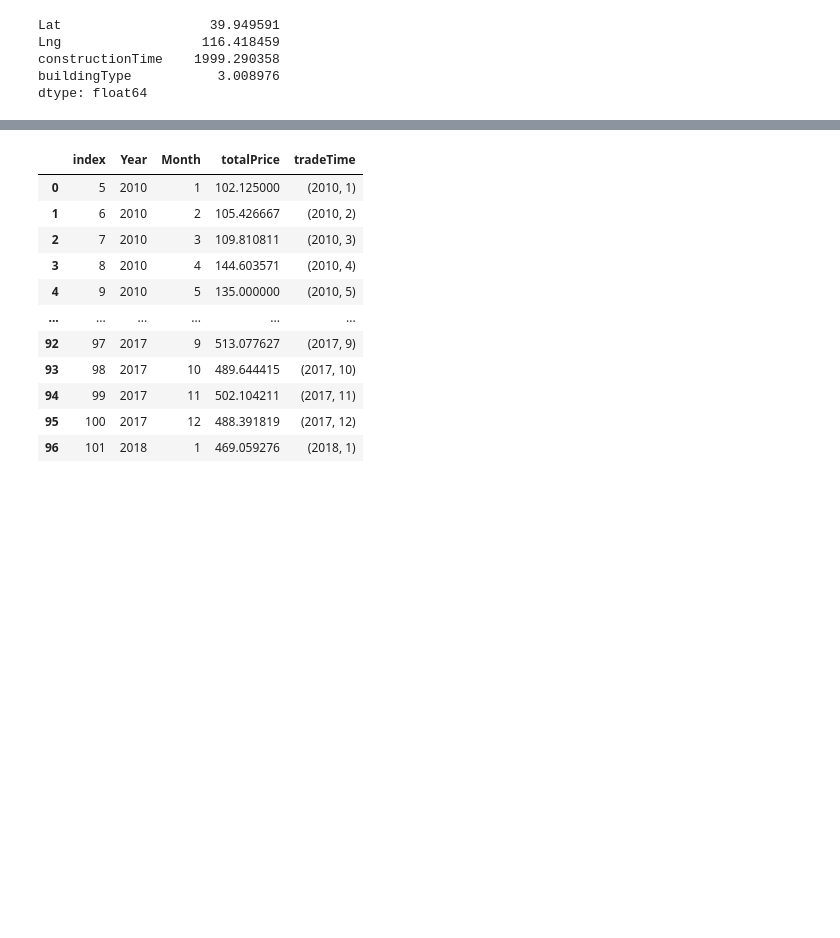
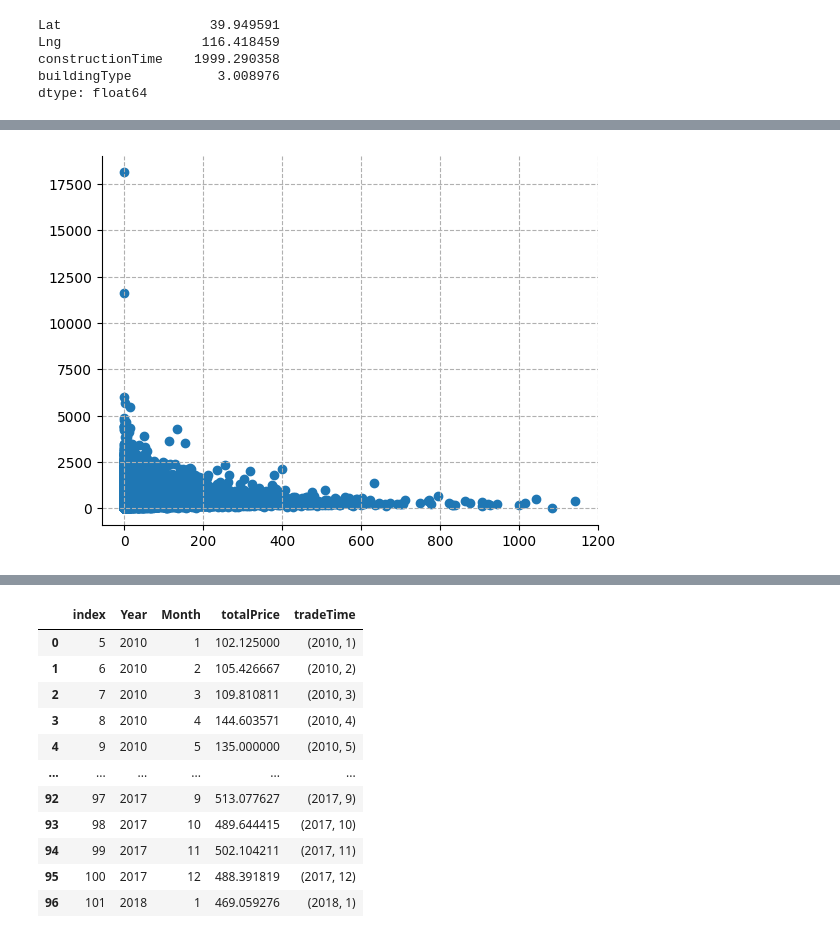
Before and after one commit to fabriziobasso/Time_Series_Files, a Jupyter notebook: Beijing_Housing.ipynb, the cells around one changed output, grey strips where cells are left out. Cells and saved outputs as stored; diff of their text form; code cells hidden in the pictures; blank space fills up the shorter version.

```diff
--- a/Beijing_Housing.ipynb
+++ b/Beijing_Housing.ipynb
@@ -868,0 +902,5 @@ df["constructionTime"] = df_nan["constructionTime"]
+# %%
+plt.scatter(df.followers, df.totalPrice);
+plt.grid(linestyle="--")
+# %% [output]
+[figure, added]
```
Also changed, not shown: parts of 21 cells of this notebook.
